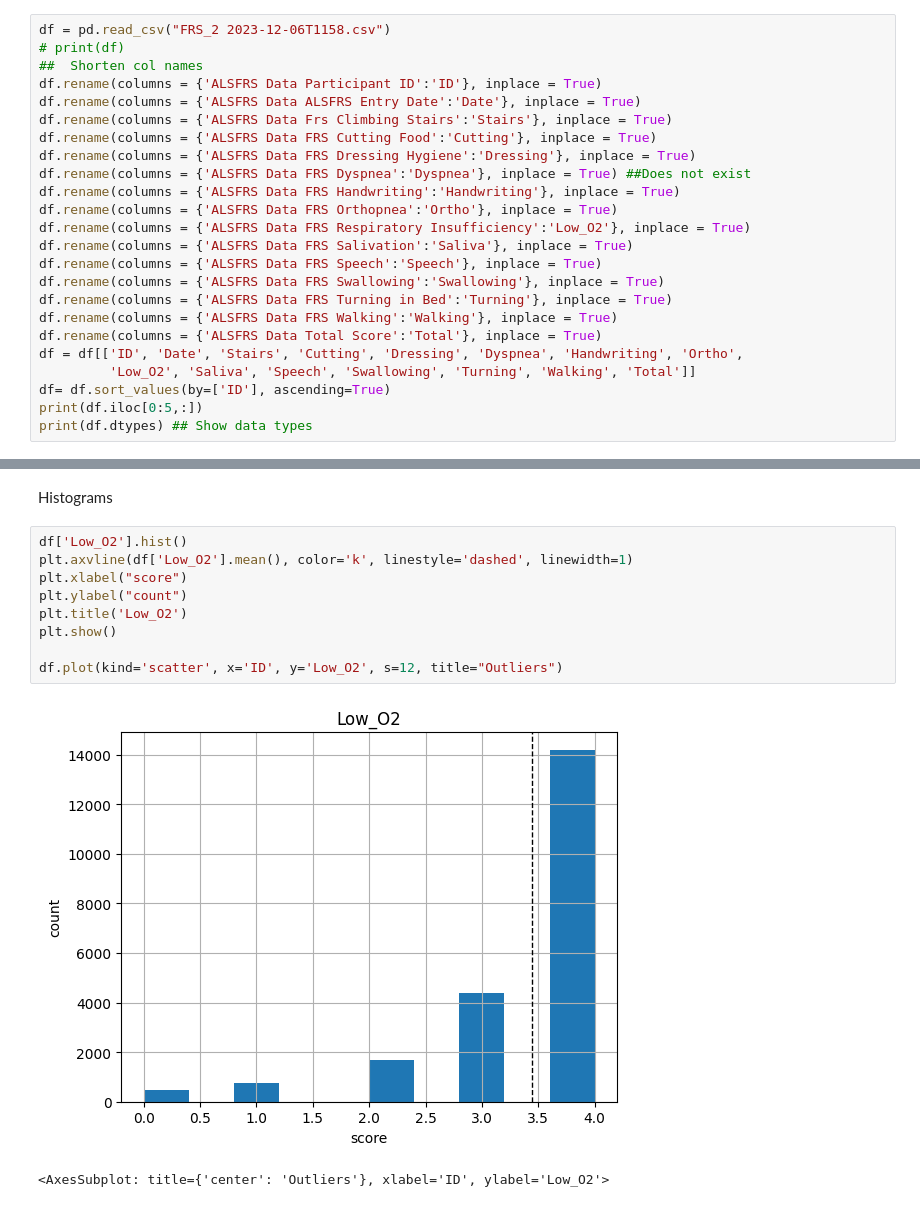
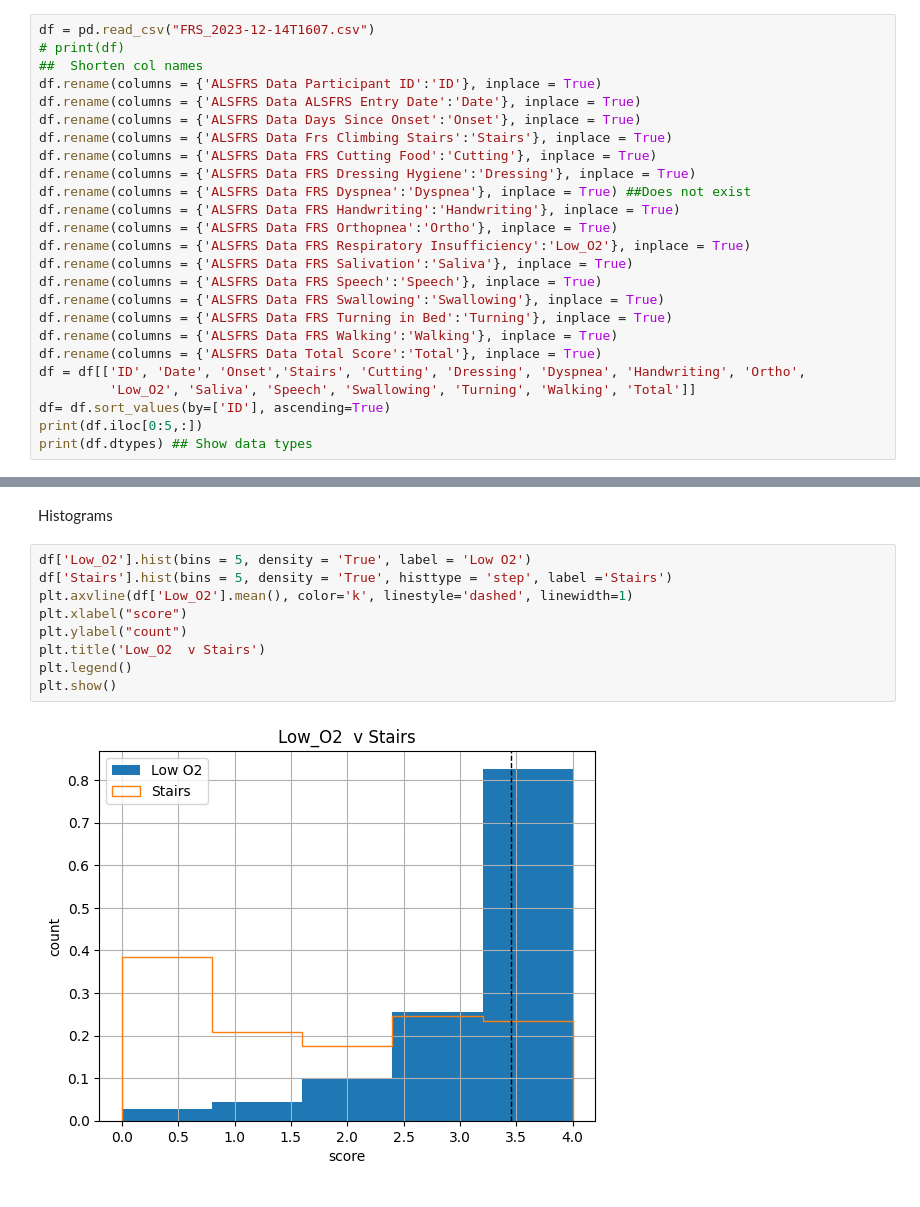
Before and after one commit to cliffeby/tdi, a Jupyter notebook: FRS.ipynb, the cells around one changed output, grey strips where cells are left out. Saved outputs shown, nothing was run; the diff lists cells and outputs as text.

```diff
--- a/FRS.ipynb
+++ b/FRS.ipynb
@@ -9,11 +9,12 @@ import random
 # %% [markdown]
 Load Dataset and check datatypes
 # %%
-df = pd.read_csv("FRS_2 2023-12-06T1158.csv")
+df = pd.read_csv("FRS_2023-12-14T1607.csv")
 # print(df)
 ##  Shorten col names
 df.rename(columns = {'ALSFRS Data Participant ID':'ID'}, inplace = True)
 df.rename(columns = {'ALSFRS Data ALSFRS Entry Date':'Date'}, inplace = True)
+df.rename(columns = {'ALSFRS Data Days Since Onset':'Onset'}, inplace = True)
 df.rename(columns = {'ALSFRS Data Frs Climbing Stairs':'Stairs'}, inplace = True)
 df.rename(columns = {'ALSFRS Data FRS Cutting Food':'Cutting'}, inplace = True)
 df.rename(columns = {'ALSFRS Data FRS Dressing Hygiene':'Dressing'}, inplace = True)
@@ -27,7 +28,7 @@ df.rename(columns = {'ALSFRS Data FRS Swallowing':'Swallowing'}, inplace = True)
 df.rename(columns = {'ALSFRS Data FRS Turning in Bed':'Turning'}, inplace = True)
 df.rename(columns = {'ALSFRS Data FRS Walking':'Walking'}, inplace = True)
 df.rename(columns = {'ALSFRS Data Total Score':'Total'}, inplace = True)
-df = df[['ID', 'Date', 'Stairs', 'Cutting', 'Dressing', 'Dyspnea', 'Handwriting', 'Ortho',
+df = df[['ID', 'Date', 'Onset','Stairs', 'Cutting', 'Dressing', 'Dyspnea', 'Handwriting', 'Ortho',
          'Low_O2', 'Saliva', 'Speech', 'Swallowing', 'Turning', 'Walking', 'Total']]
 df= df.sort_values(by=['ID'], ascending=True)
 print(df.iloc[0:5,:])
@@ -87,14 +88,13 @@ df.describe()
 # %% [markdown]
 Histograms
 # %%
-df['Low_O2'].hist()
+df['Low_O2'].hist(bins = 5, density = 'True', label = 'Low O2')
+df['Stairs'].hist(bins = 5, density = 'True', histtype = 'step', label ='Stairs')
 plt.axvline(df['Low_O2'].mean(), color='k', linestyle='dashed', linewidth=1)
 plt.xlabel("score")
 plt.ylabel("count")
-plt.title('Low_O2')
+plt.title('Low_O2  v Stairs')
+plt.legend()
 plt.show()
-
-df.plot(kind='scatter', x='ID', y='Low_O2', s=12, title="Outliers")
 # %% [output]
-[figure, old version]
+[figure, new version]
-<AxesSubplot: title={'center': 'Outliers'}, xlabel='ID', ylabel='Low_O2'>
```
Also changed, not shown: parts of 6 cells of this notebook, 2 other files.
